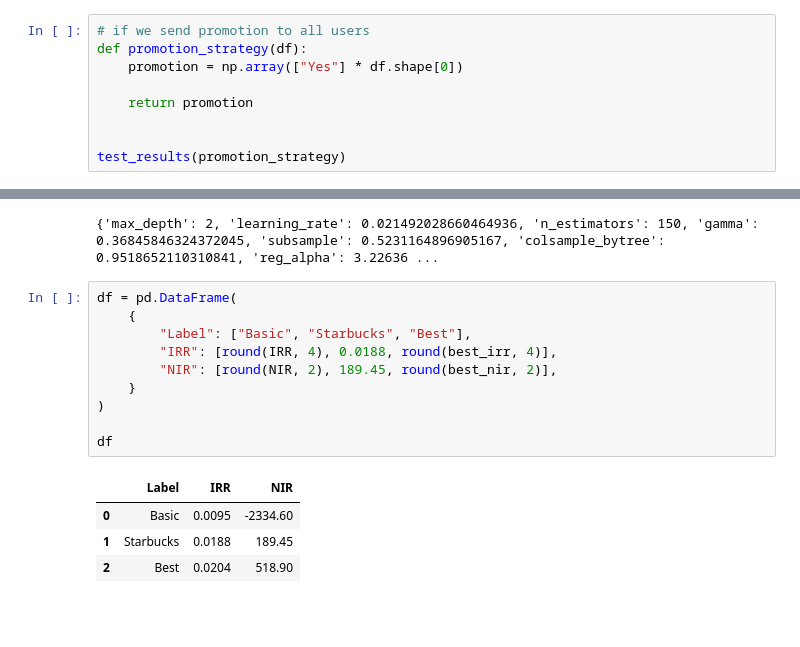
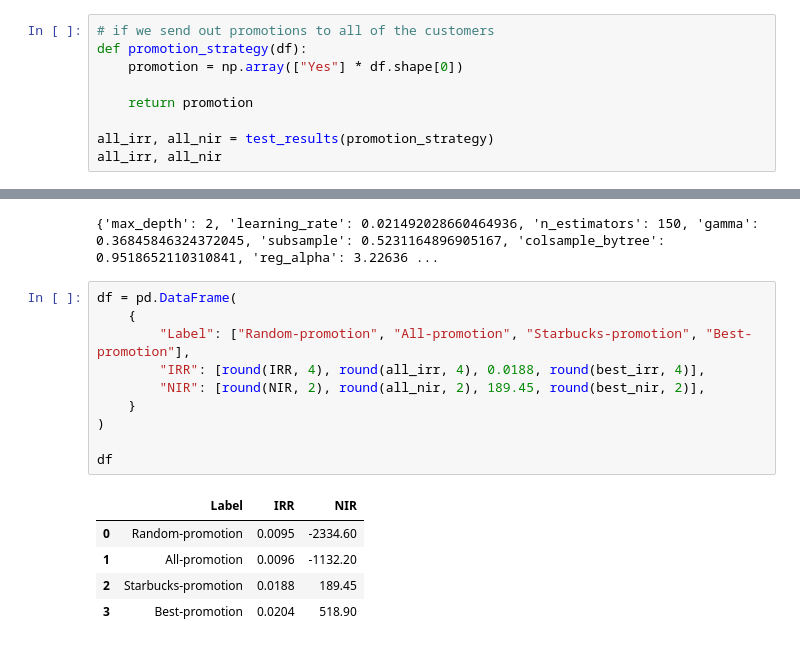
Before and after one commit to ZacksAmber/Starbucks, a Jupyter notebook: notebooks/Starbucks.ipynb, the cells around one changed output, grey strips where cells are left out. Cells and saved outputs as stored; diff of their text form; blank space fills up the shorter version.

```diff
--- a/notebooks/Starbucks.ipynb
+++ b/notebooks/Starbucks.ipynb
@@ -531,14 +545,14 @@ Baseline of NIR: {NIR}
 Baseline of IRR: 0.009454547819772702
 Baseline of NIR: -2334.5999999999995
 # %%
-# if we send promotion to all users
+# if we send out promotions to all of the customers
 def promotion_strategy(df):
     promotion = np.array(["Yes"] * df.shape[0])
 
     return promotion
 
-
-test_results(promotion_strategy)
+all_irr, all_nir = test_results(promotion_strategy)
+all_irr, all_nir
 # %% [output]
 Nice job!  See how well your strategy worked on our test data below!
 
@@ -775,18 +790,19 @@ print(metric_baseline.loc[0, "best_params"])
 # %%
 df = pd.DataFrame(
     {
-        "Label": ["Basic", "Starbucks", "Best"],
-        "IRR": [round(IRR, 4), 0.0188, round(best_irr, 4)],
-        "NIR": [round(NIR, 2), 189.45, round(best_nir, 2)],
+        "Label": ["Random-promotion", "All-promotion", "Starbucks-promotion", "Best-promotion"],
+        "IRR": [round(IRR, 4), round(all_irr, 4), 0.0188, round(best_irr, 4)],
+        "NIR": [round(NIR, 2), round(all_nir, 2), 189.45, round(best_nir, 2)],
     }
 )
 
 df
 # %% [output]
 |  | Label | IRR | NIR |
-| 0 | Basic | 0.0095 | -2334.60 |
-| 1 | Starbucks | 0.0188 | 189.45 |
-| 2 | Best | 0.0204 | 518.90 |
+| 0 | Random-promotion | 0.0095 | -2334.60 |
+| 1 | All-promotion | 0.0096 | -1132.20 |
+| 2 | Starbucks-promotion | 0.0188 | 189.45 |
+| 3 | Best-promotion | 0.0204 | 518.90 |
 # %%
 # Create line plot for IRR
 x, y = df.Label, df.IRR
```
Also changed, not shown: parts of 19 cells of this notebook, 7 other files.
